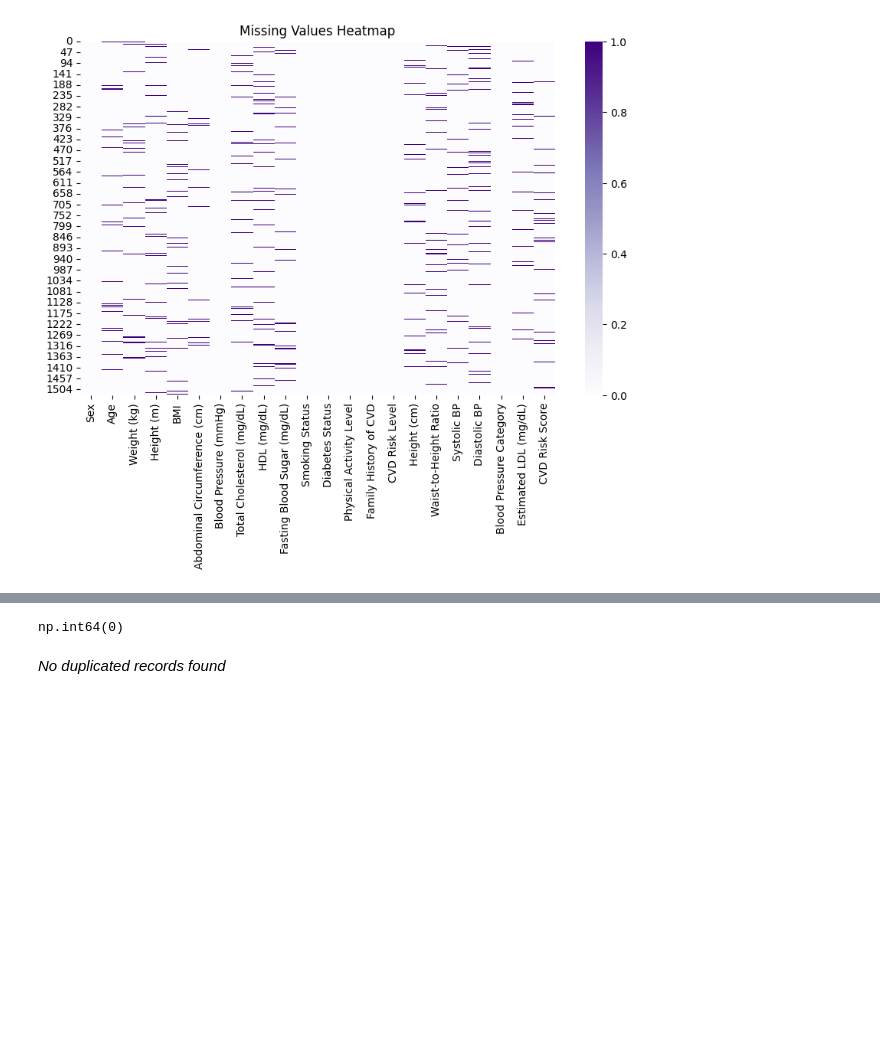
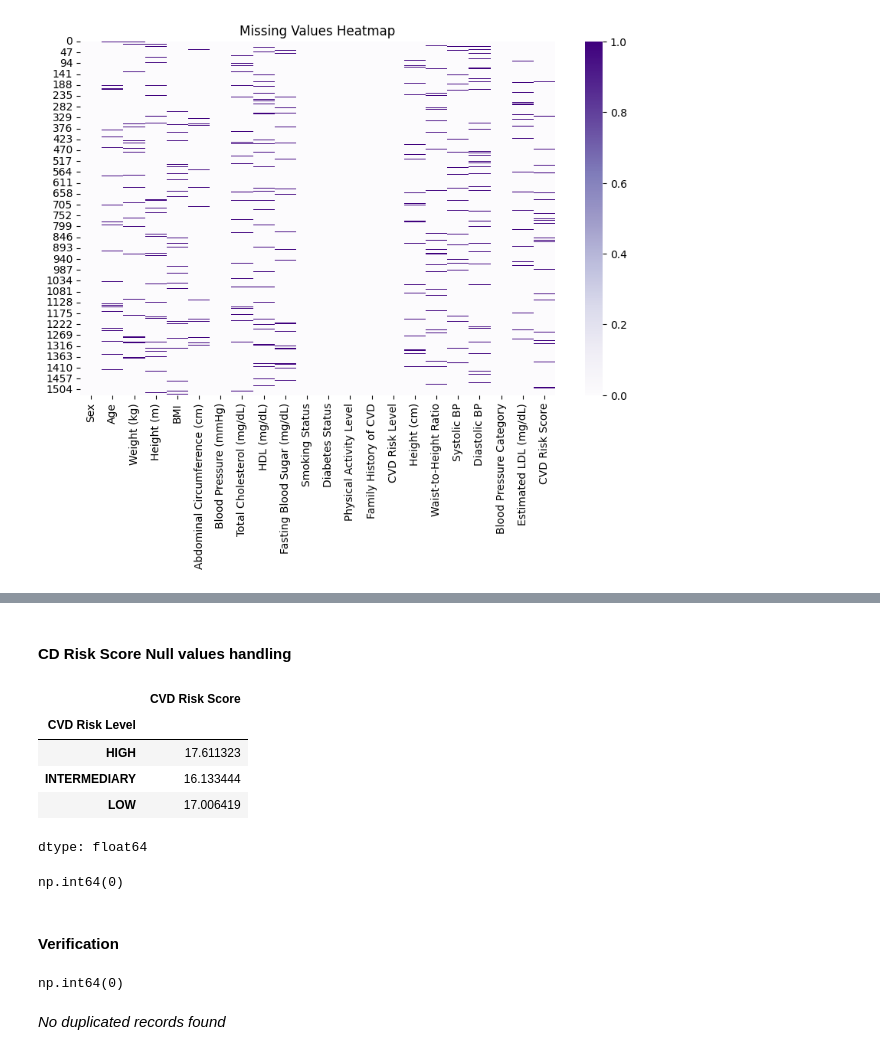
Before and after one commit to Tejeswar001/Heart-ML, a Jupyter notebook: Notebooks/study.ipynb, the cells around one changed output, grey strips where cells are left out. Cells and saved outputs as stored; diff of their text form; code cells hidden in the pictures; blank space fills up the shorter version.

```diff
--- a/Notebooks/study.ipynb
+++ b/Notebooks/study.ipynb
@@ -232,0 +324,15 @@ plt.show()
+# %%
+df['Waist-to-Height Ratio'] = df['Waist-to-Height Ratio'].fillna(df['Waist-to-Height Ratio'].median())
+# %%
+df['Abdominal Circumference (cm)'] = df['Abdominal Circumference (cm)'].fillna(df['Waist-to-Height Ratio']*df['Height (cm)'])
+# %% [markdown]
+#### CD Risk Score Null values handling
+# %%
+df.groupby('CVD Risk Level')['CVD Risk Score'].mean()
+# %% [output]
+|  | CVD Risk Score |
+| CVD Risk Level |  |
+| HIGH | 17.611323 |
+| INTERMEDIARY | 16.133444 |
+| LOW | 17.006419 |
+dtype: float64
@@ -234,6 +342,12 @@ plt.show()
 df.duplicated().sum()
 # %% [output]
 np.int64(0)
+# %% [markdown]
+#### Verification
+# %%
+df.isnull().sum().sum()
+# %% [output]
+np.int64(0)
 # %% [markdown]
 *No duplicated records found*
 # %%
```
Also changed, not shown: parts of 21 cells of this notebook.
